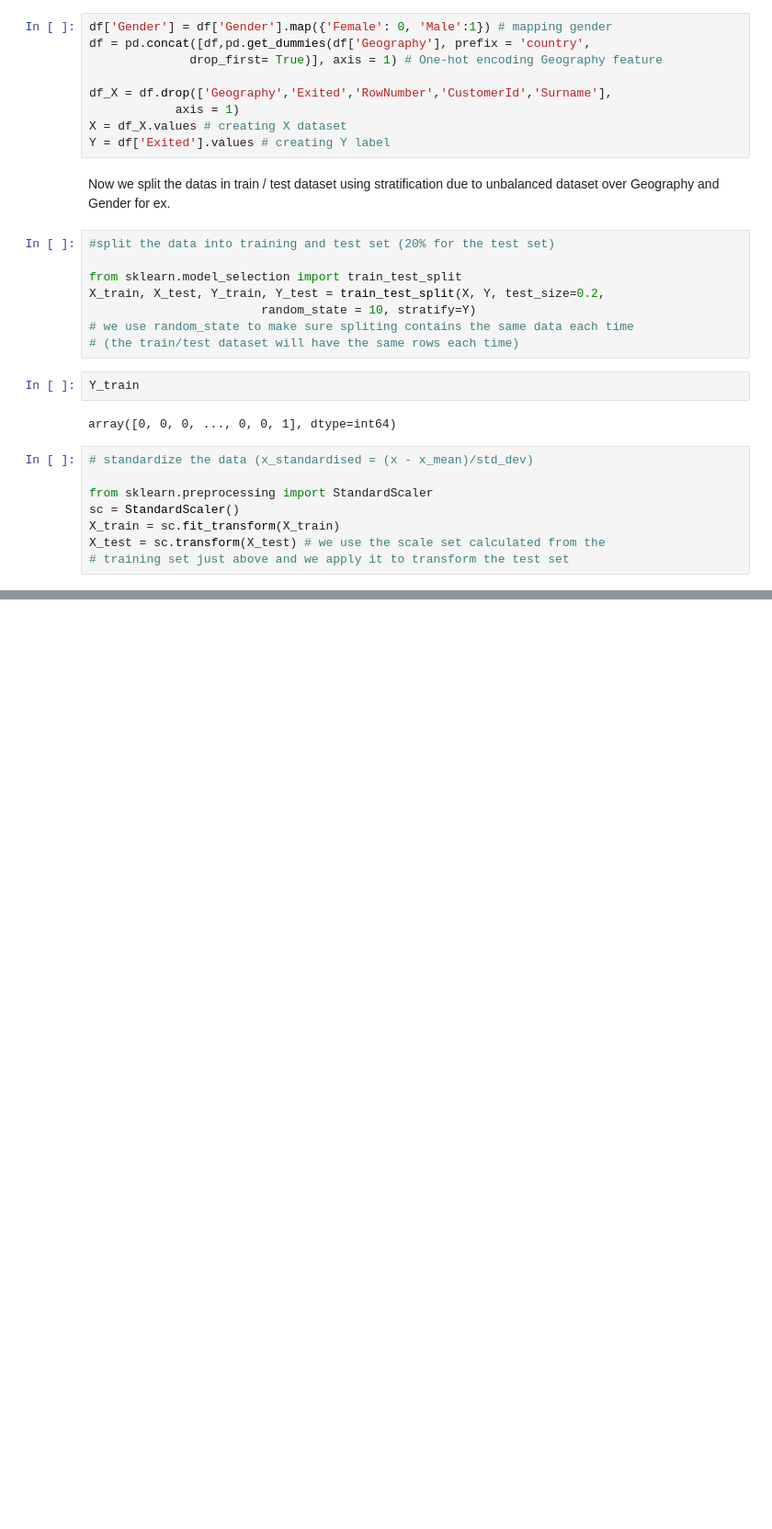
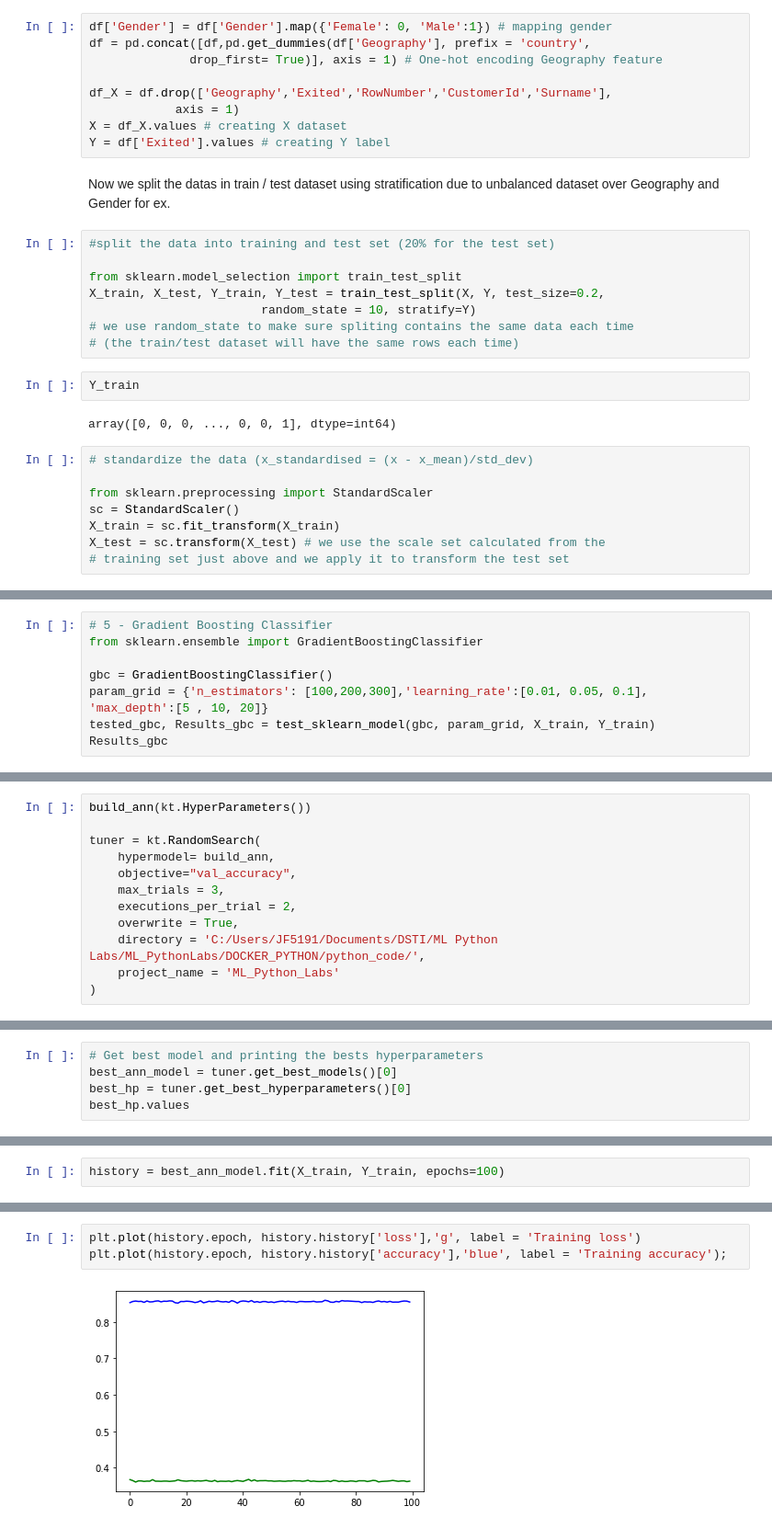
Before and after one commit to splatch58/ML_PythonLabs, a Jupyter notebook: Project_DE_CANDIDO_Bank_Churn.ipynb, the cells around one changed output, grey strips where cells are left out. Shown at 92% size. Drawn from its saved outputs; the diff is of its cells as text; blank space fills up the shorter version.

```diff
--- a/Project_DE_CANDIDO_Bank_Churn.ipynb
+++ b/Project_DE_CANDIDO_Bank_Churn.ipynb
@@ -353,0 +365,8 @@ We finally choose the ANN model because it gives more accurate predictions
+# %%
+# 5 - Gradient Boosting Classifier
+from sklearn.ensemble import GradientBoostingClassifier
+
+gbc = GradientBoostingClassifier()
+param_grid = {'n_estimators': [100,200,300],'learning_rate':[0.01, 0.05, 0.1], 'max_depth':[5 , 10, 20]}
+tested_gbc, Results_gbc = test_sklearn_model(gbc, param_grid, X_train, Y_train)
+Results_gbc
@@ -353,0 +481,12 @@ We finally choose the ANN model because it gives more accurate predictions
+# %%
+build_ann(kt.HyperParameters())
+
+tuner = kt.RandomSearch(
+    hypermodel= build_ann,
+    objective="val_accuracy",
+    max_trials = 3,
+    executions_per_trial = 2,
+    overwrite = True,
+    directory = 'C:/Users/JF5191/Documents/DSTI/ML Python Labs/ML_PythonLabs/DOCKER_PYTHON/python_code/',
+    project_name = 'ML_Python_Labs'
+)
@@ -353,0 +521,5 @@ We finally choose the ANN model because it gives more accurate predictions
+# %%
+# Get best model and printing the bests hyperparameters
+best_ann_model = tuner.get_best_models()[0]
+best_hp = tuner.get_best_hyperparameters()[0]
+best_hp.values
@@ -353,0 +554,2 @@ We finally choose the ANN model because it gives more accurate predictions
+# %%
+history = best_ann_model.fit(X_train, Y_train, epochs=100)
@@ -353,0 +574,5 @@ We finally choose the ANN model because it gives more accurate predictions
+# %%
+plt.plot(history.epoch, history.history['loss'],'g', label = 'Training loss')
+plt.plot(history.epoch, history.history['accuracy'],'blue', label = 'Training accuracy');
+# %% [output]
+[figure, added]
```
Also changed, not shown: parts of 37 cells of this notebook, 14 other files.
